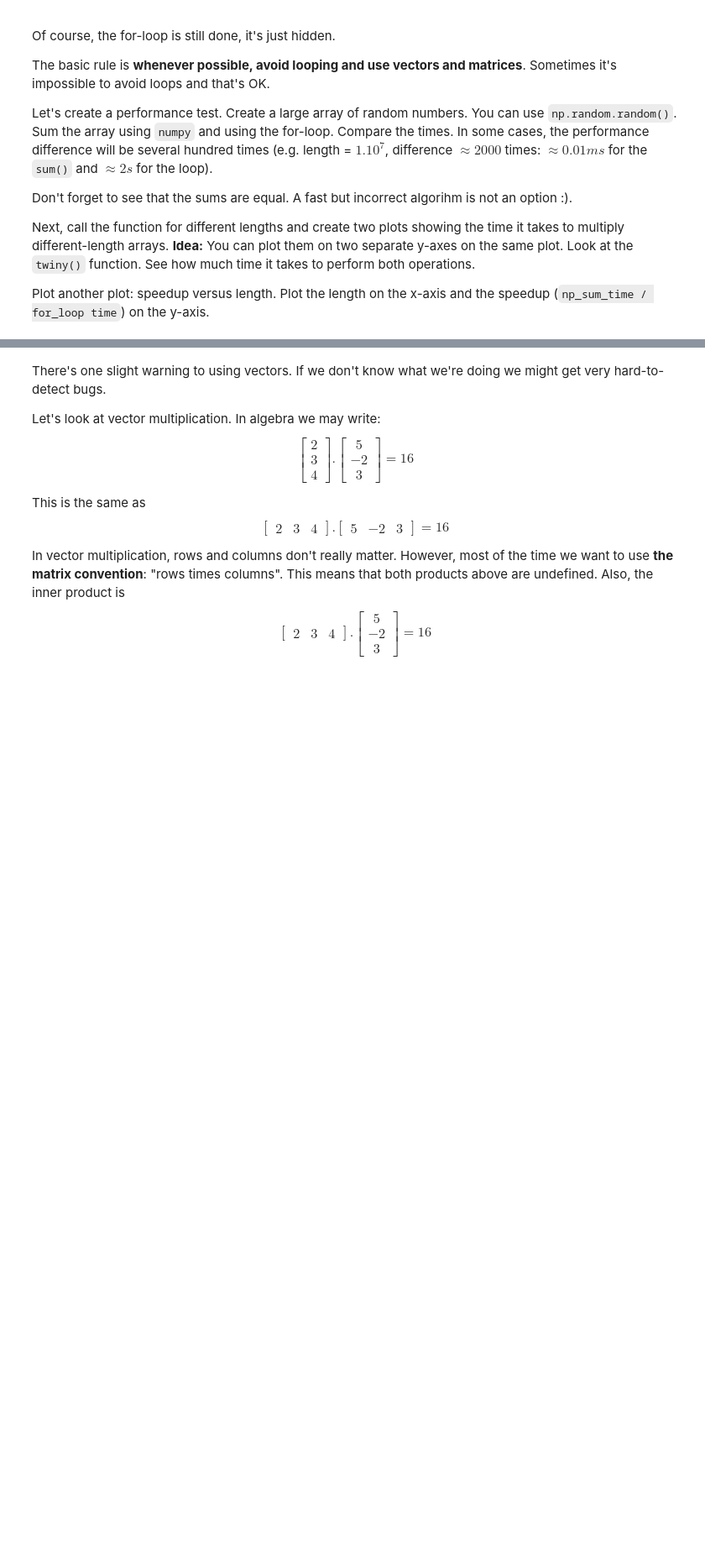
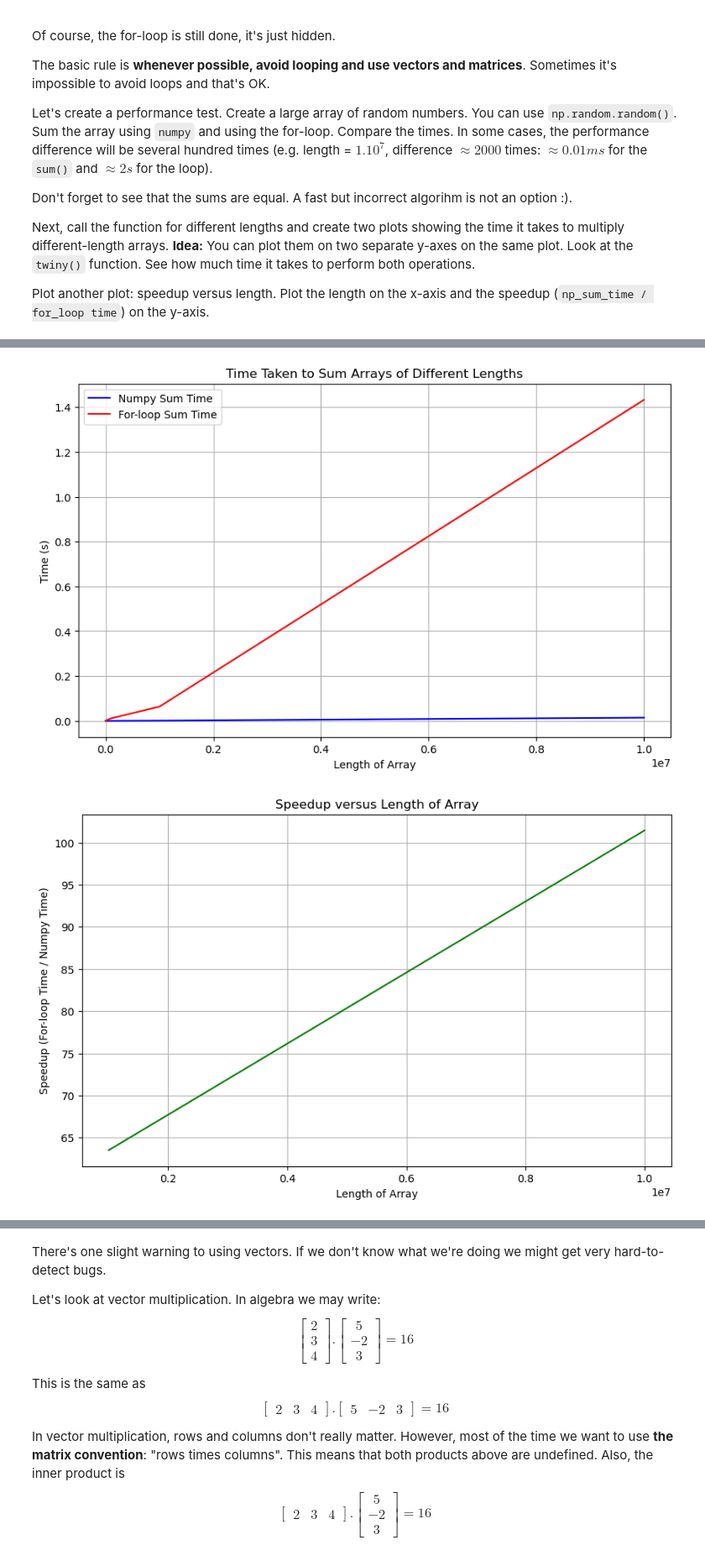
Before and after one commit to GalkaKG/Math-Concepts-for-Developers, a Jupyter notebook: 06. Exercise Linear algebra/Linear Algebra Exercise.ipynb, the cells around one changed output, grey strips where cells are left out. Shown at 84% size. Cells and saved outputs as stored; diff of their text form; code cells hidden in the pictures; blank space fills up the shorter version.

```diff
--- a/06. Exercise Linear algebra/Linear Algebra Exercise.ipynb
+++ b/06. Exercise Linear algebra/Linear Algebra Exercise.ipynb
@@ -160,0 +228,26 @@ Plot another plot: speedup versus length. Plot the length on the x-axis and the
+# %%
+# Plot time taken for different array lengths
+plt.figure(figsize=(10, 6))
+plt.plot(lengths, np_times, 'b-', label='Numpy Sum Time')
+plt.plot(lengths, loop_times, 'r-', label='For-loop Sum Time')
+plt.xlabel('Length of Array')
+plt.ylabel('Time (s)')
+plt.title('Time Taken to Sum Arrays of Different Lengths')
+plt.legend()
+plt.grid(True)
+plt.show()
+
+# Calculate speedup
+speedup = np.array(loop_times) / np.array(np_times)
+
+# Plot speedup versus length
+plt.figure(figsize=(10, 6))
+plt.plot(lengths, speedup, 'g-')
+plt.xlabel('Length of Array')
+plt.ylabel('Speedup (For-loop Time / Numpy Time)')
+plt.title('Speedup versus Length of Array')
+plt.grid(True)
+plt.show()
+# %% [output]
+[figure, added]
+[figure, added]
```
Also changed, not shown: parts of 25 cells of this notebook, 1 other file.
